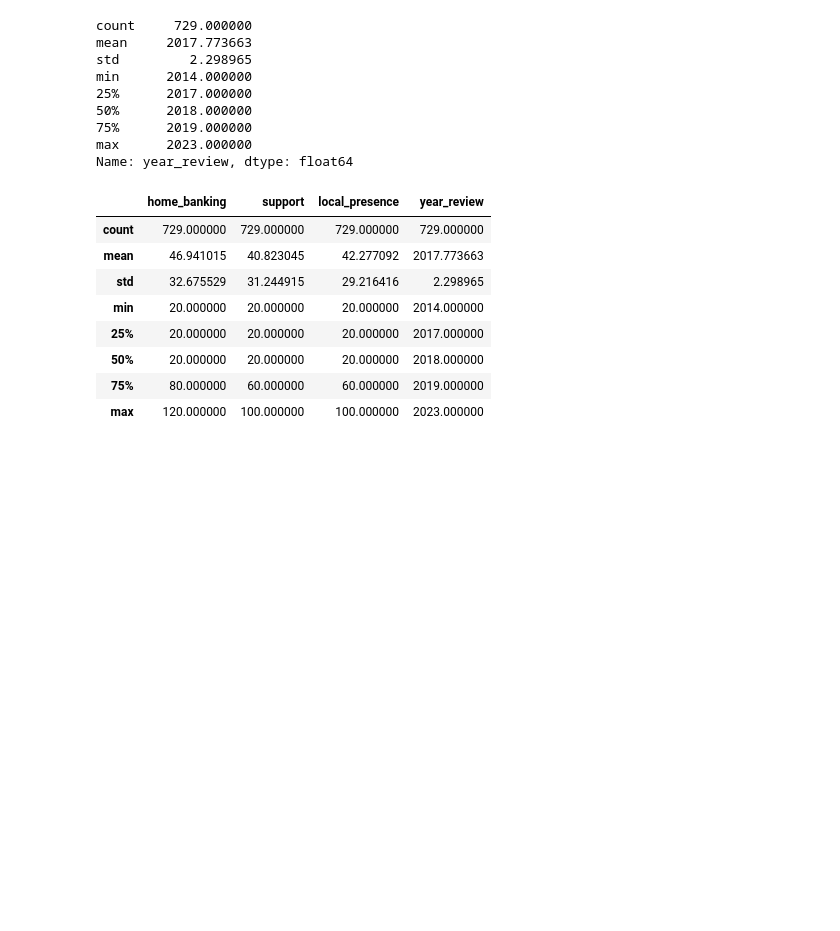
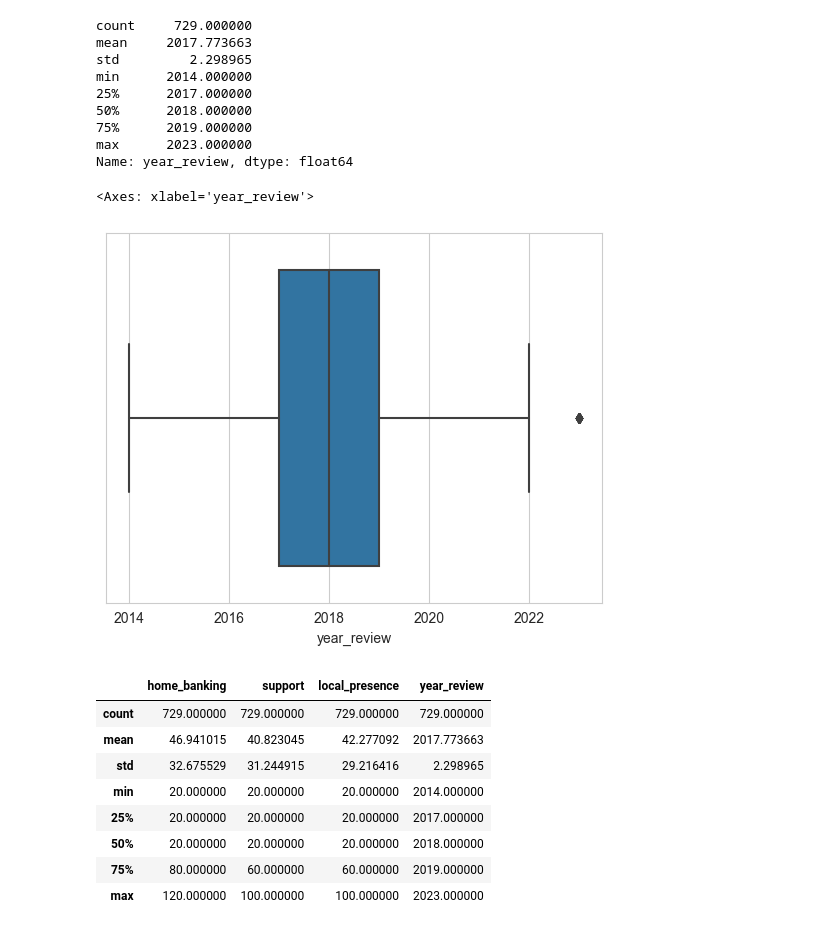
Before and after one commit to giuseppevallarelli/RighteousBanks, a Jupyter notebook: etl.ipynb, the cells around one changed output. Drawn from its saved outputs; the diff is of its cells as text; code cells hidden in the pictures; blank space fills up the shorter version.

```diff
--- a/etl.ipynb
+++ b/etl.ipynb
@@ -127,6 +127,11 @@ min      2014.000000
 75%      2019.000000
 max      2023.000000
 Name: year_review, dtype: float64
+# %%
+sns.boxplot(x=df['year_review'])
+# %% [output]
+<Axes: xlabel='year_review'>
+[figure, added]
 # %%
 df.describe()
 # %% [output]
```
Also changed, not shown: parts of 40 cells of this notebook, 4 other files.
